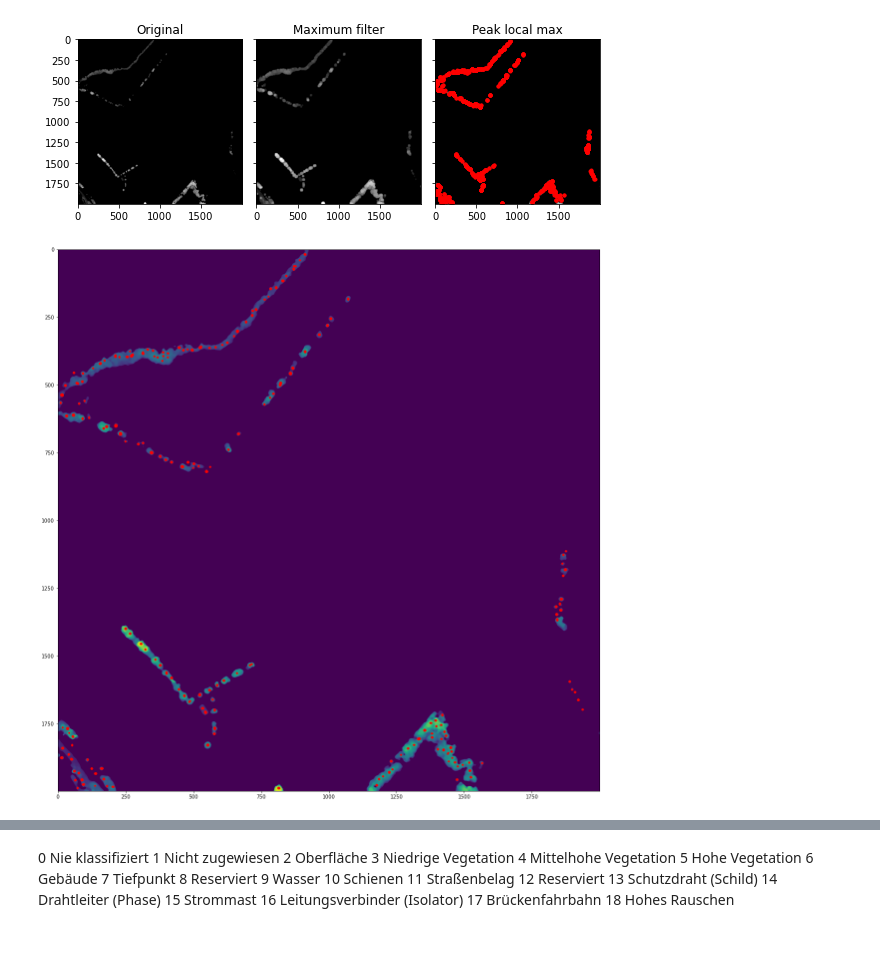
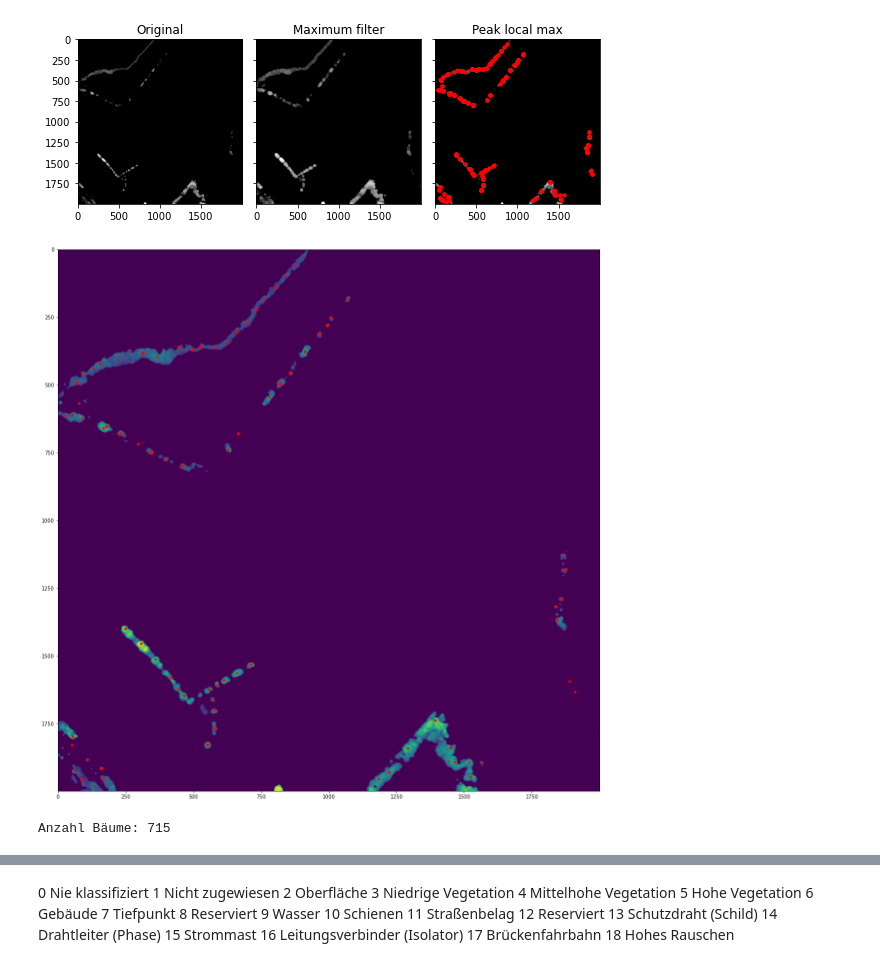
Before and after one commit to JanFfm/lidar-vegetation-data, a Jupyter notebook: tree_clustering.ipynb, the cells around one changed output, grey strips where cells are left out. Cells and saved outputs as stored; diff of their text form; code cells hidden in the pictures.

```diff
--- a/tree_clustering.ipynb
+++ b/tree_clustering.ipynb
@@ -32,7 +32,7 @@ plt.show()
 
 #setze alle pixelwerte < thresshold = 0, um den boden zu glätten
 #sonst werden bei jeder kleinen bodenwelle lokale maxima gefunden
-threshhold = 15 #(numpy.max(im) - numpy.min(im)) * 0.02
+threshhold = 30 #(numpy.max(im) - numpy.min(im)) * 0.02
 print("Theshold=", threshhold)
 im = numpy.where(im > threshhold, im, 0) # 0.3,
 print("Geglättet:")
@@ -62,39 +62,41 @@ Geglättet:
 #wenn hier die maxima im einfarbigen bereich auftauchen, ist der threshold oben zu niedrig
 #hier kann über den min-distance-wert skaliert werden:
 filter_size = 15
-min_distance = 9
+min_distance = 20
 
 image_max = ndi.maximum_filter(im, size=filter_size, mode='constant')
 
 # Comparison between image_max and im to find the coordinates of local maxima
 coordinates = peak_local_max(im, min_distance=min_distance)
 
 
 
 
 # display results:
 fig, axes = plt.subplots(1, 3, figsize=(8, 3), sharex=True, sharey=True)
 ax = axes.ravel()
 ax[0].imshow(im, cmap=plt.cm.gray)
 ax[0].set_title('Original')
 
 ax[1].imshow(image_max, cmap=plt.cm.gray)
 ax[1].set_title('Maximum filter')
 
 ax[2].imshow(im, cmap=plt.cm.gray)
 ax[2].plot(coordinates[:, 1], coordinates[:, 0], 'r.')
 ax[2].set_title('Peak local max')
 
 fig.tight_layout()
 
 plt.show()
 
 plt.imshow(im)
 plt.plot(coordinates[:, 1], coordinates[:, 0], 'r.')
 plt.show()
+print("Anzahl Bäume:", len(coordinates))
 # %% [output]
-[figure, old version]
+[figure, new version]
-[figure, old version]
+[figure, new version]
+Anzahl Bäume: 715
 # %%
 import laspy
 
```
Also changed, not shown: parts of 6 cells of this notebook, 5 other files.
